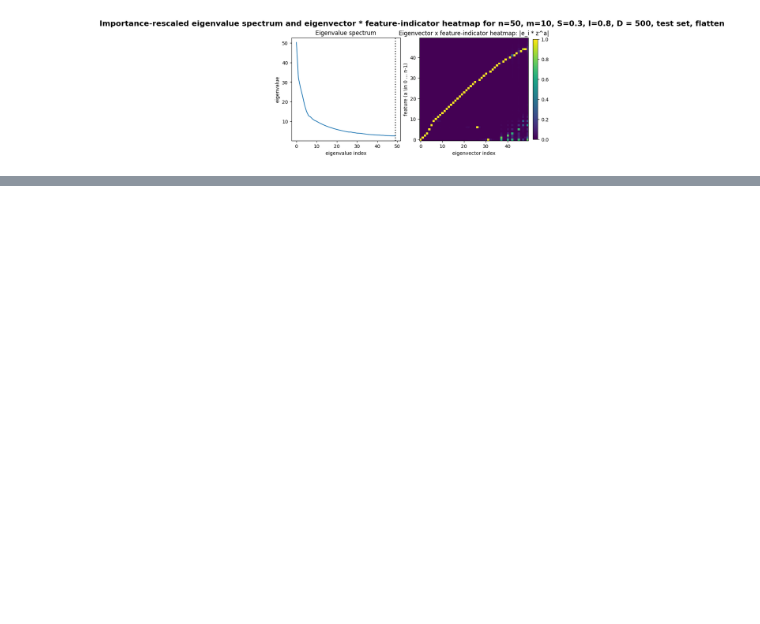
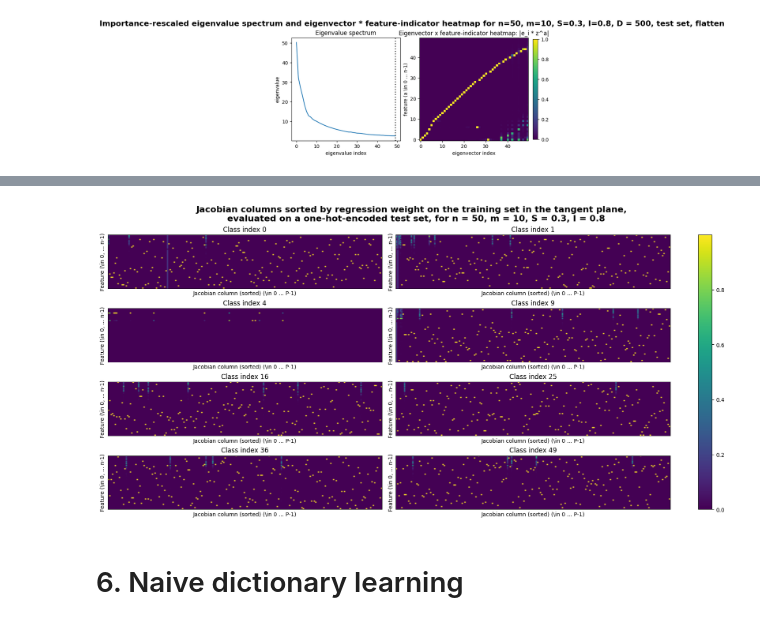
Before and after one commit to jylin04/mi-ntk, a Jupyter notebook: tms_exploration.ipynb, the cells around one changed output, grey strips where cells are left out. Saved outputs shown, nothing was run; the diff lists cells and outputs as text; code cells hidden in the pictures; blank space fills up the shorter version.

```diff
--- a/tms_exploration.ipynb
+++ b/tms_exploration.ipynb
@@ -779,0 +926,8 @@ eig_flat_plot_rescaled(model2, test_set_2, title = "Importance-rescaled eigenval
+# %%
+heatmap(model2m, dataset2m, test_set_2m, [0,1,4,9,16,25,36,49],
+ titles = ["Class index 0","Class index 1","Class index 4","Class index 9","Class index 16","Class index 25","Class index 36","Class index 49"],
+        suptitle = "Jacobian columns sorted by regression weight on the training set in the tangent plane, \n  evaluated on a one-hot-encoded test set, for n = 50, m = 10, S = 0.3, I = 0.8" , k=200)
+# %% [output]
+[figure, added]
+# %% [markdown]
+# 6. Naive dictionary learning
```
Also changed, not shown: parts of 21 cells of this notebook.
